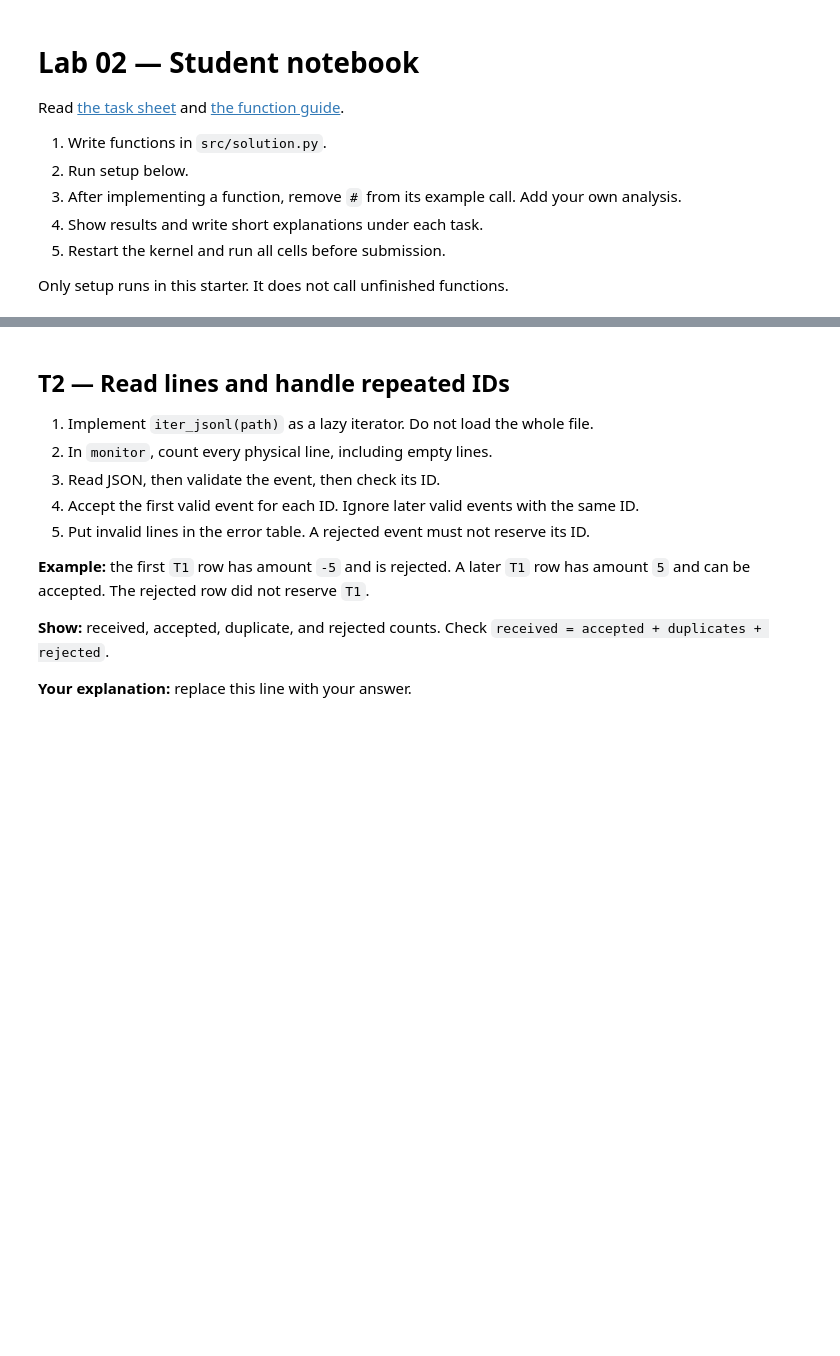
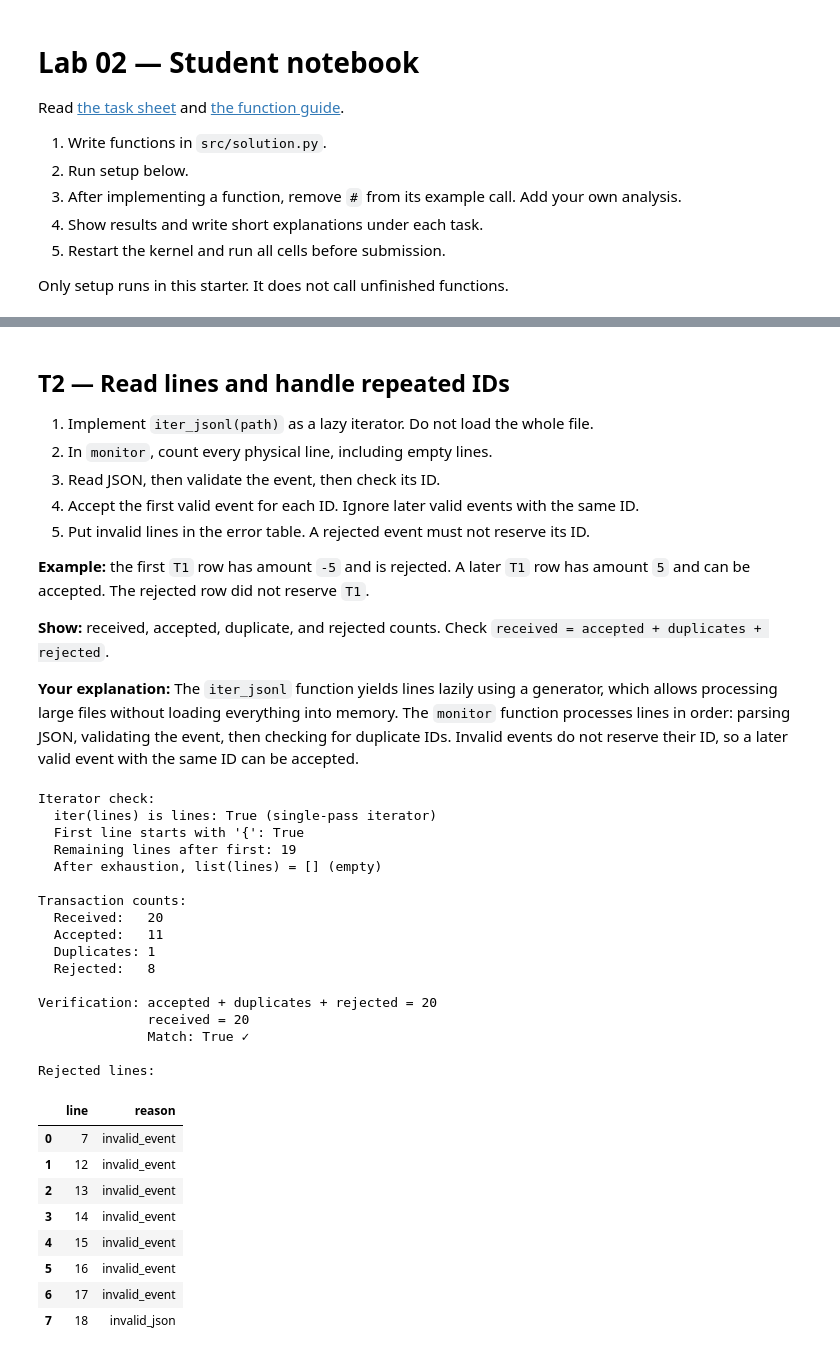
Before and after one commit to shakhzod-ucell/lab_02, a Jupyter notebook: notebooks/lab.ipynb, the cells around one changed output, grey strips where cells are left out. Saved outputs shown, nothing was run; the diff lists cells and outputs as text; code cells hidden in the pictures; blank space fills up the shorter version.

```diff
--- a/notebooks/lab.ipynb
+++ b/notebooks/lab.ipynb
@@ -54,9 +122,68 @@ print("Input:", ROOT/"data"/"transactions.jsonl")
 **Show:** received, accepted, duplicate, and rejected counts. Check `received = accepted + duplicates + rejected`.
 
 
-**Your explanation:** replace this line with your answer.
+**Your explanation:** The `iter_jsonl` function yields lines lazily using a generator, which allows processing large files without loading everything into memory. The `monitor` function processes lines in order: parsing JSON, validating the event, then checking for duplicate IDs. Invalid events do not reserve their ID, so a later valid event with the same ID can be accepted.
 # %%
-# TODO: check lazy input, invalid lines, valid retries, and duplicates.
+# T2: Check lazy input, invalid lines, valid retries, and duplicates
+
+# Verify lazy iteration
+lines = solution.iter_jsonl(ROOT / "data/transactions.jsonl")
+print("Iterator check:")
+print(f"  iter(lines) is lines: {iter(lines) is lines} (single-pass iterator)")
+first_line = next(lines)
+print(f"  First line starts with '{{': {first_line.startswith('{')}")
+remaining = list(lines)
+print(f"  Remaining lines after first: {len(remaining)}")
+print(f"  After exhaustion, list(lines) = {list(lines)} (empty)")
+print()
+
+# Run monitor on actual data
+result = solution.monitor(solution.iter_jsonl(ROOT / "data/transactions.jsonl"))
+metrics = result['metrics']
+print("Transaction counts:")
+print(f"  Received:   {metrics['received']}")
+print(f"  Accepted:   {metrics['accepted']}")
+print(f"  Duplicates: {metrics['duplicates']}")
+print(f"  Rejected:   {metrics['rejected']}")
+print()
+
+# Verify counts add up
+total = metrics['accepted'] + metrics['duplicates'] + metrics['rejected']
+print(f"Verification: accepted + duplicates + rejected = {total}")
+print(f"              received = {metrics['received']}")
+print(f"              Match: {total == metrics['received']} ✓")
+print()
+
+# Show rejected lines
+print("Rejected lines:")
+display(result['rejected'])
+# %% [output]
+Iterator check:
+  iter(lines) is lines: True (single-pass iterator)
+  First line starts with '{': True
+  Remaining lines after first: 19
+  After exhaustion, list(lines) = [] (empty)
+
+Transaction counts:
+  Received:   20
+  Accepted:   11
+  Duplicates: 1
+  Rejected:   8
+
+Verification: accepted + duplicates + rejected = 20
+              received = 20
+              Match: True ✓
+
+Rejected lines:
+|  | line | reason |
+| 0 | 7 | invalid_event |
+| 1 | 12 | invalid_event |
+| 2 | 13 | invalid_event |
+| 3 | 14 | invalid_event |
+| 4 | 15 | invalid_event |
+| 5 | 16 | invalid_event |
+| 6 | 17 | invalid_event |
+| 7 | 18 | invalid_json |
 # %% [markdown]
 ## T3 — Keep recent amounts and find anomalies
 
```
Also changed, not shown: parts of 16 cells of this notebook, 10 other files.
